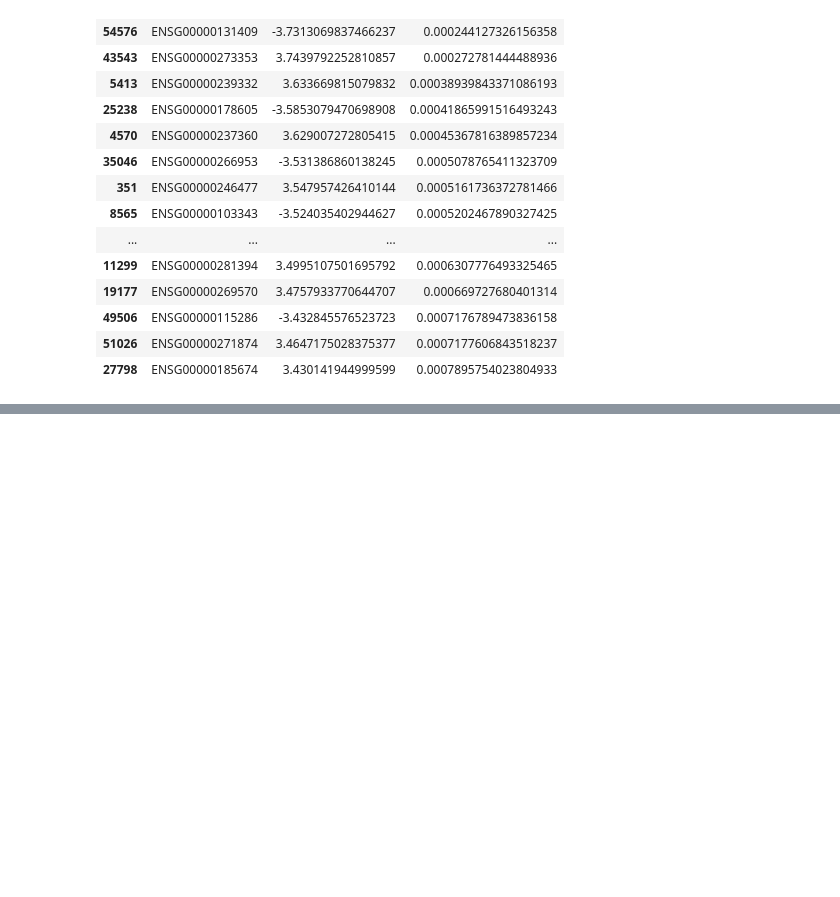
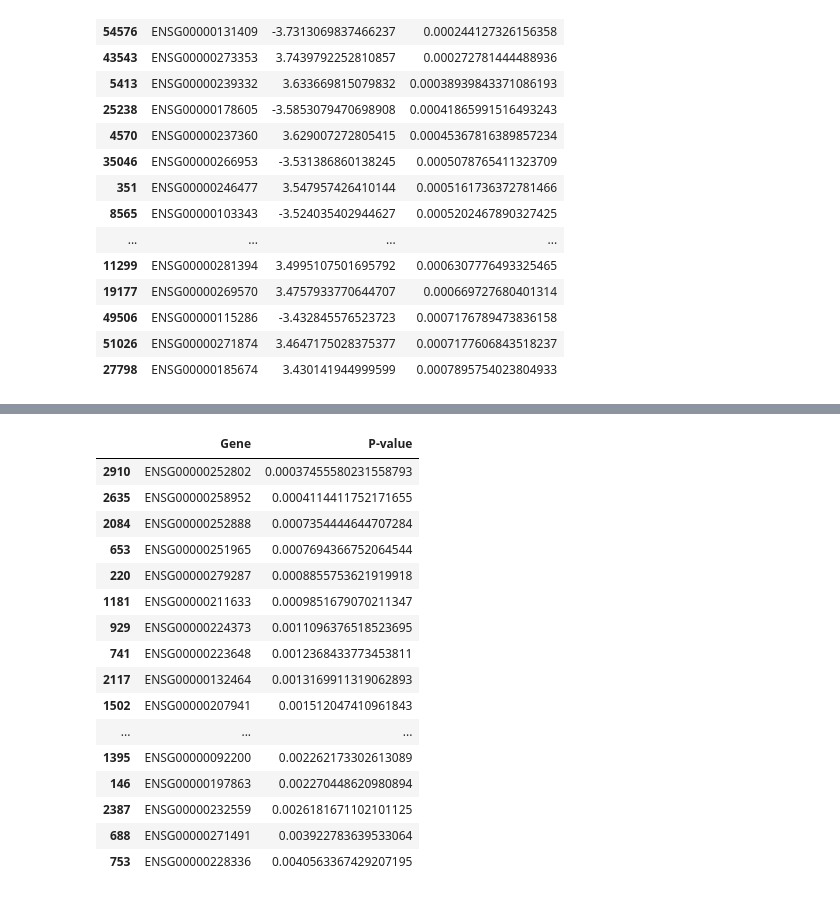
Before and after one commit to kanzabatool/Comp_genomics, a Jupyter notebook: computational_genomics.ipynb, the cells around one changed output, grey strips where cells are left out. Drawn from its saved outputs; the diff is of its cells as text; code cells hidden in the pictures; blank space fills up the shorter version.

```diff
--- a/computational_genomics.ipynb
+++ b/computational_genomics.ipynb
@@ -473,0 +481,5 @@ top_20_Lgm456.head(20)
+# %%
+Lgm123 = df.loc[(df.Methylation_Cluster == 'LGm1') | (df.Methylation_Cluster == 'LGm2') | (df.Methylation_Cluster == 'LGm3')  ]
+Lgm123 = Lgm123.dropna(subset=['Age_of_diagnosis']) #drop nan from dataframe
+gene_exp_123 = (Lgm123[Lgm123.columns[1:57304]]) #only retain gene expression columns
+gene_exp_123 = gene_exp_123.loc[:, (gene_exp_123 != 0).any(axis=0)] #delete all zero columns
@@ -473,0 +491,15 @@ top_20_Lgm456.head(20)
+# %%
+from scipy.stats import ttest_ind, ttest_ind_from_stats
+from scipy import stats
+pvalue = []
+gene_name = []
+Y = Lgm123['Age_of_diagnosis']
+for n in range(3000):  #len(gene_exp_123.columns)
+    X = gene_exp_123[gene_exp_123.columns[n]]
+    slope, intercept, r_value, p_value, std_err = stats.linregress(np.array(X).astype(np.float),np.array(Y).astype(np.float))
+    gene_name.append(gene_exp_123.columns[n])
+    pvalue.append(p_value)
+
+
+top_20_Reg123 = pd.DataFrame(np.column_stack([gene_name, pvalue]), columns=['Gene', 'P-value'])
+top_20_Reg123 = top_20_Reg123.sort_values(by=['P-value'])
@@ -473,0 +521,20 @@ top_20_Lgm456.head(20)
+# %%
+top_20_Reg123.head(20)
+# %% [output]
+|  | Gene | P-value |
+| 2910 | ENSG00000252802 | 0.00037455580231558793 |
+| 2635 | ENSG00000258952 | 0.0004114411752171655 |
+| 2084 | ENSG00000252888 | 0.0007354444644707284 |
+| 653 | ENSG00000251965 | 0.0007694366752064544 |
+| 220 | ENSG00000279287 | 0.0008855753621919918 |
+| 1181 | ENSG00000211633 | 0.0009851679070211347 |
+| 929 | ENSG00000224373 | 0.0011096376518523695 |
+| 741 | ENSG00000223648 | 0.0012368433773453811 |
+| 2117 | ENSG00000132464 | 0.0013169911319062893 |
+| 1502 | ENSG00000207941 | 0.001512047410961843 |
+| ... | ... | ... |
+| 1395 | ENSG00000092200 | 0.002262173302613089 |
+| 146 | ENSG00000197863 | 0.002270448620980894 |
+| 2387 | ENSG00000232559 | 0.0026181671102101125 |
+| 688 | ENSG00000271491 | 0.003922783639533064 |
+| 753 | ENSG00000228336 | 0.0040563367429207195 |
```
Also changed, not shown: parts of 6 cells of this notebook.
